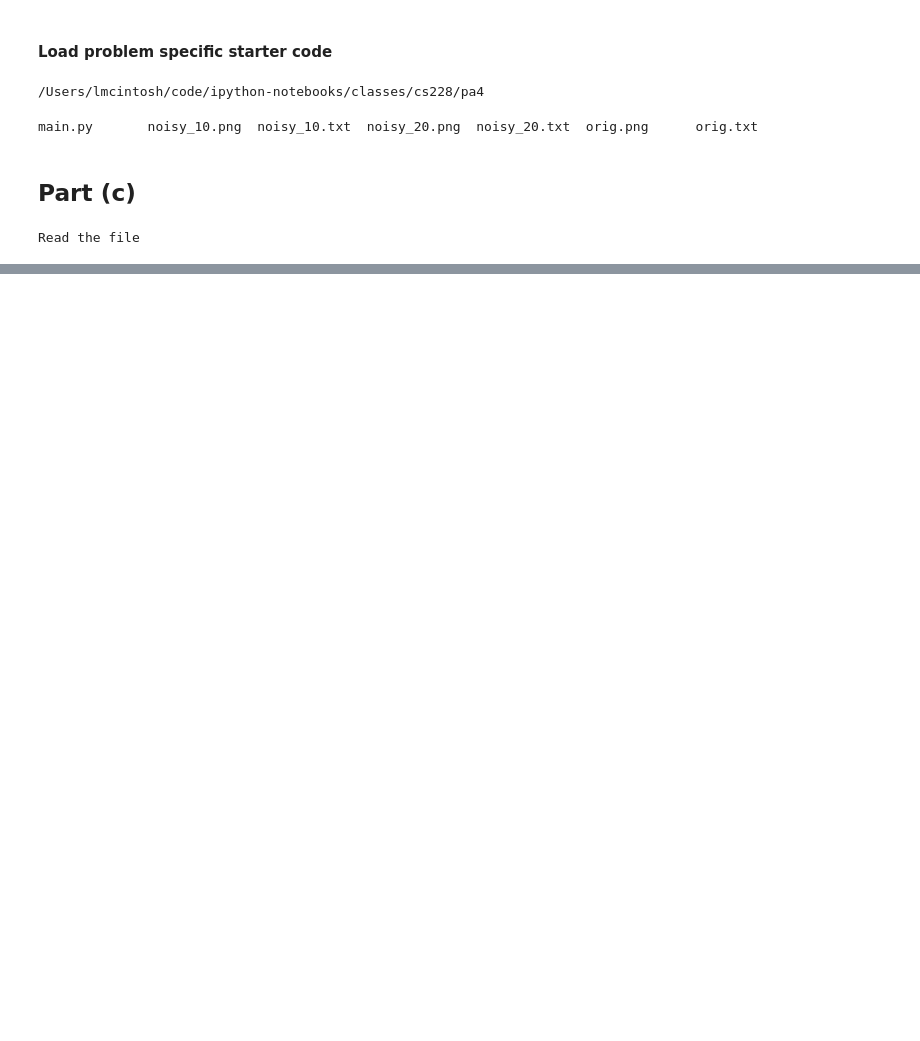
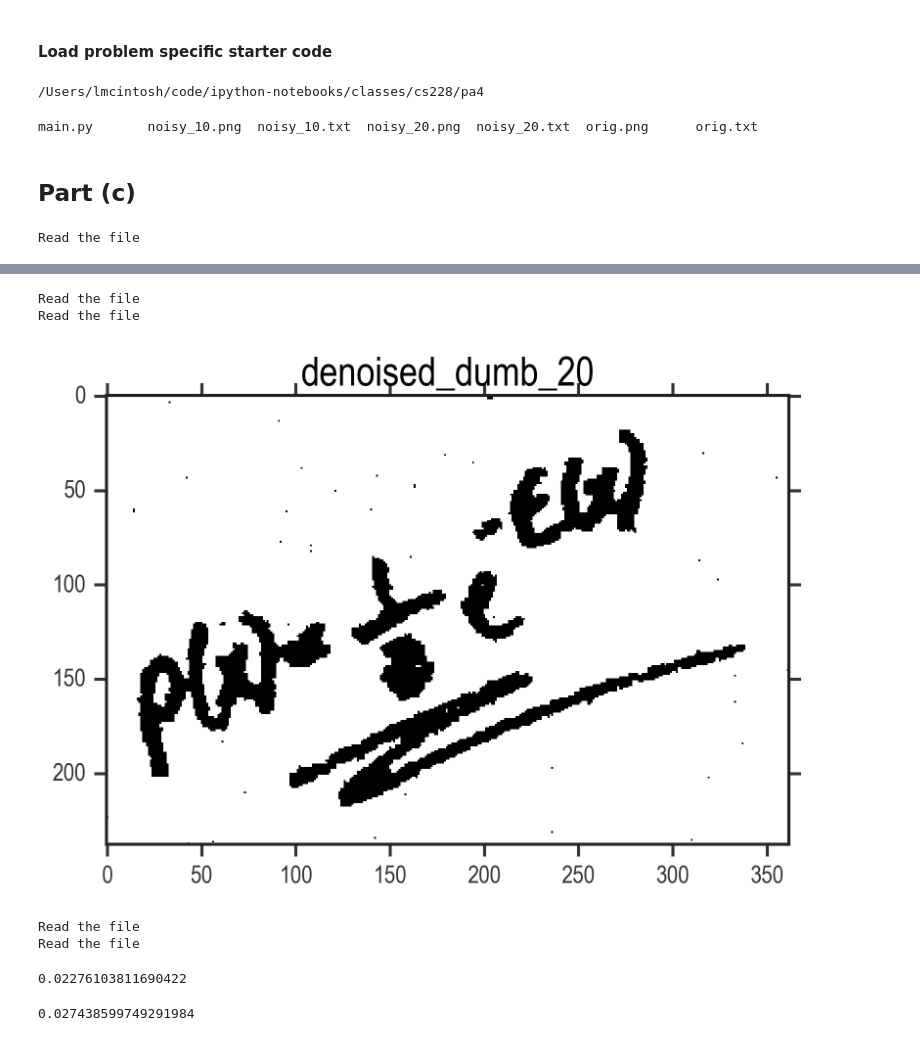
Before and after one commit to lmcintosh/ipython-notebooks, a Jupyter notebook: classes/CS 228 - Problem Set 4.ipynb, the cells around one changed output, grey strips where cells are left out. Saved outputs shown, nothing was run; the diff lists cells and outputs as text; code cells hidden in the pictures; blank space fills up the shorter version.

```diff
--- a/classes/CS 228 - Problem Set 4.ipynb
+++ b/classes/CS 228 - Problem Set 4.ipynb
@@ -43,0 +125,12 @@ plot_energy("log_rand")
+# %%
+perform_part_e()
+# %% [output]
+Read the file
+Read the file
+[figure, added]
+# %%
+denoised_dumb_10, frequencyZ_dumb_10 = denoise_image('noisy_10.txt', initialization='same', DUMB_SAMPLE=1)
+denoised_dumb_20, frequencyZ_dumb_10 = denoise_image('noisy_20.txt', initialization='same', DUMB_SAMPLE=1)
+# %% [output]
+Read the file
+Read the file
@@ -43,0 +140,8 @@ plot_energy("log_rand")
+# %%
+get_error(orig_img, revised_denoised_dumb_10)
+# %% [output]
+0.02276103811690422
+# %%
+get_error(orig_img, revised_denoised_dumb_20)
+# %% [output]
+0.027438599749291984
```
Also changed, not shown: parts of 16 cells of this notebook, 2 other files.
